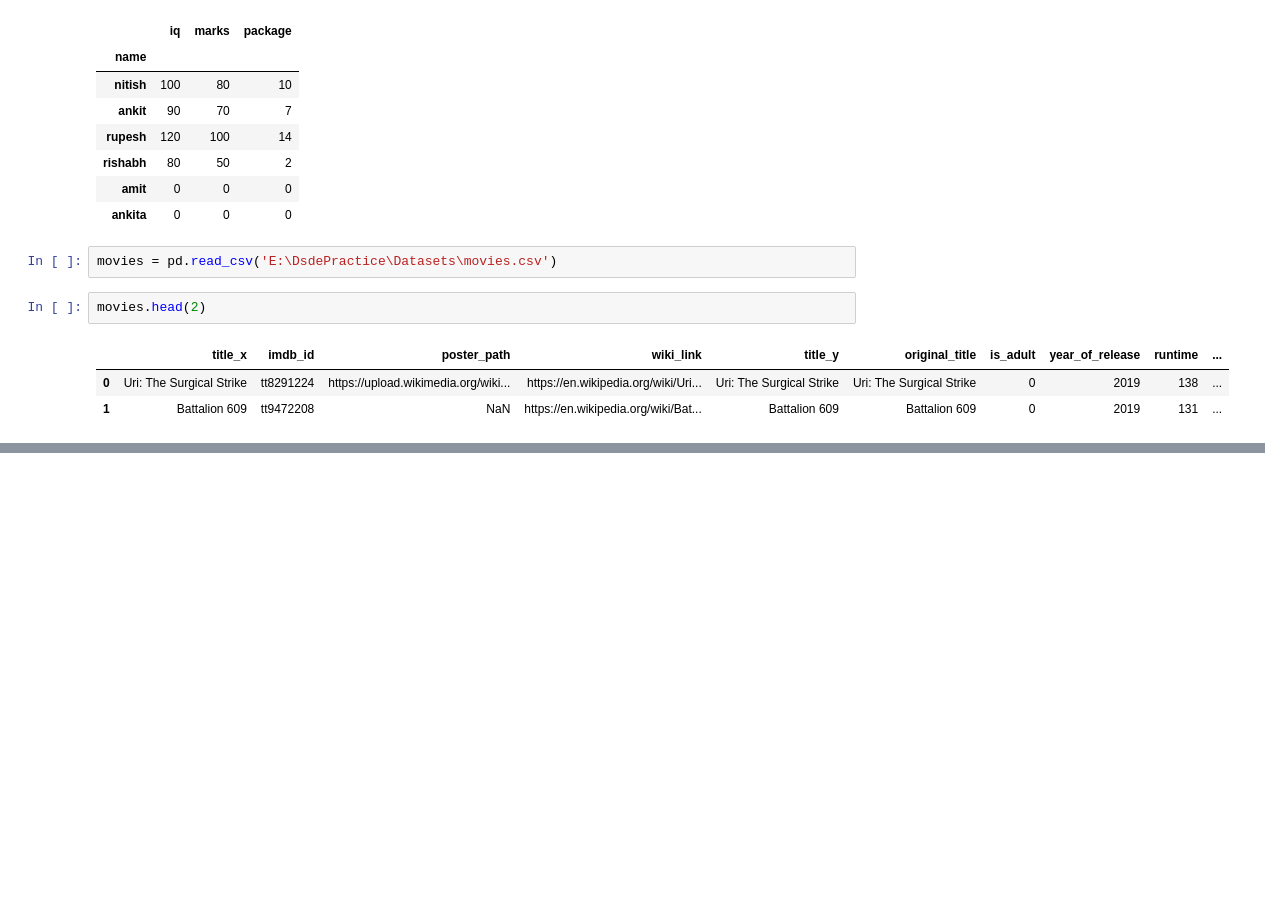
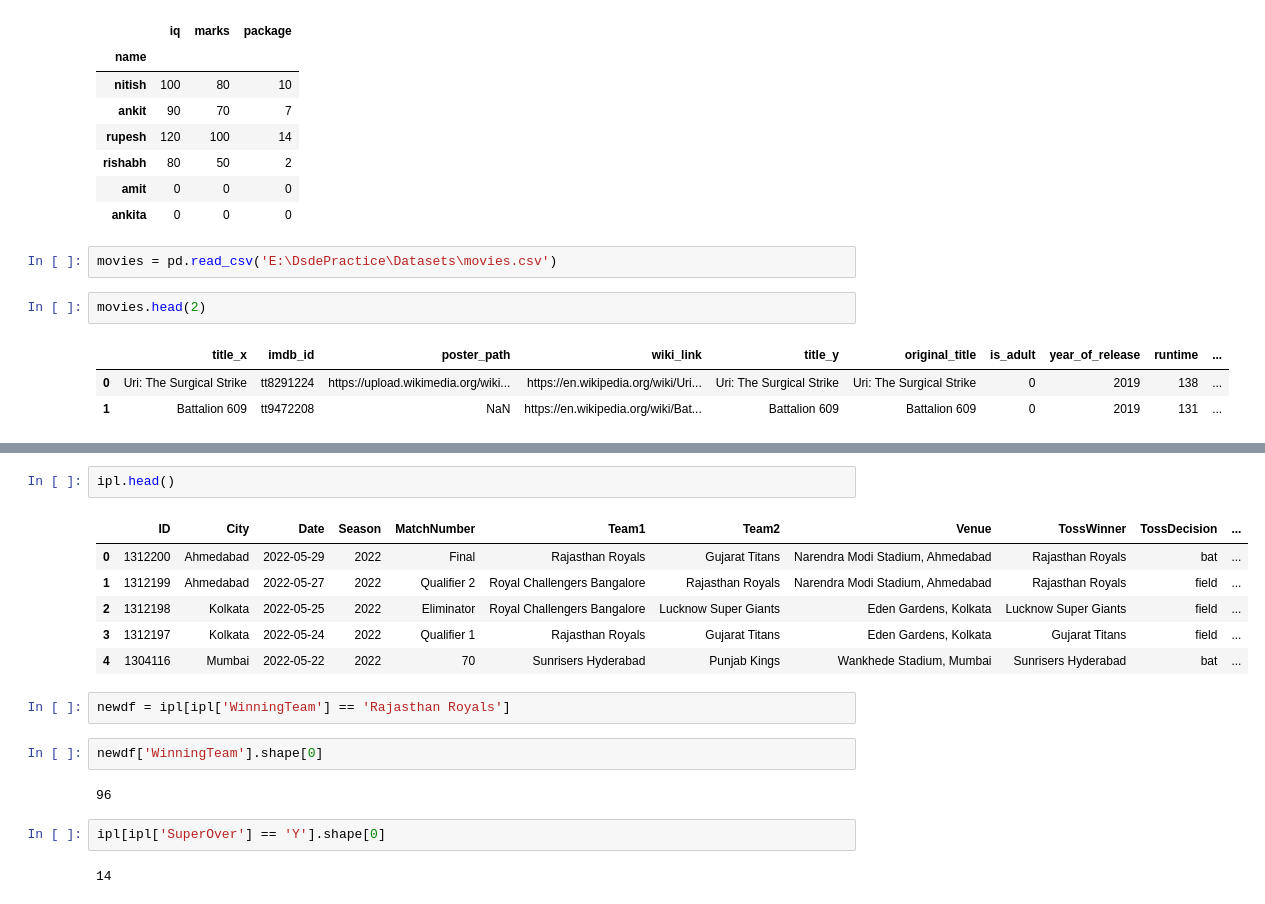
Before and after one commit to sunildsde77/dsdepractice, a Jupyter notebook: Dsdepractice.ipynb, the cells around one changed output, grey strips where cells are left out. Drawn from its saved outputs; the diff is of its cells as text; blank space fills up the shorter version.

```diff
--- a/Dsdepractice.ipynb
+++ b/Dsdepractice.ipynb
@@ -71,0 +594,19 @@ movies.head(2)
+# %%
+ipl.head()
+# %% [output]
+|  | ID | City | Date | Season | MatchNumber | Team1 | Team2 | Venue | TossWinner | TossDecision | ... |
+| 0 | 1312200 | Ahmedabad | 2022-05-29 | 2022 | Final | Rajasthan Royals | Gujarat Titans | Narendra Modi Stadium, Ahmedabad | Rajasthan Royals | bat | ... |
+| 1 | 1312199 | Ahmedabad | 2022-05-27 | 2022 | Qualifier 2 | Royal Challengers Bangalore | Rajasthan Royals | Narendra Modi Stadium, Ahmedabad | Rajasthan Royals | field | ... |
+| 2 | 1312198 | Kolkata | 2022-05-25 | 2022 | Eliminator | Royal Challengers Bangalore | Lucknow Super Giants | Eden Gardens, Kolkata | Lucknow Super Giants | field | ... |
+| 3 | 1312197 | Kolkata | 2022-05-24 | 2022 | Qualifier 1 | Rajasthan Royals | Gujarat Titans | Eden Gardens, Kolkata | Gujarat Titans | field | ... |
+| 4 | 1304116 | Mumbai | 2022-05-22 | 2022 | 70 | Sunrisers Hyderabad | Punjab Kings | Wankhede Stadium, Mumbai | Sunrisers Hyderabad | bat | ... |
+# %%
+newdf = ipl[ipl['WinningTeam'] == 'Rajasthan Royals']
+# %%
+newdf['WinningTeam'].shape[0]
+# %% [output]
+96
+# %%
+ipl[ipl['SuperOver'] == 'Y'].shape[0]
+# %% [output]
+14
```
Also changed, not shown: parts of 76 cells of this notebook.
